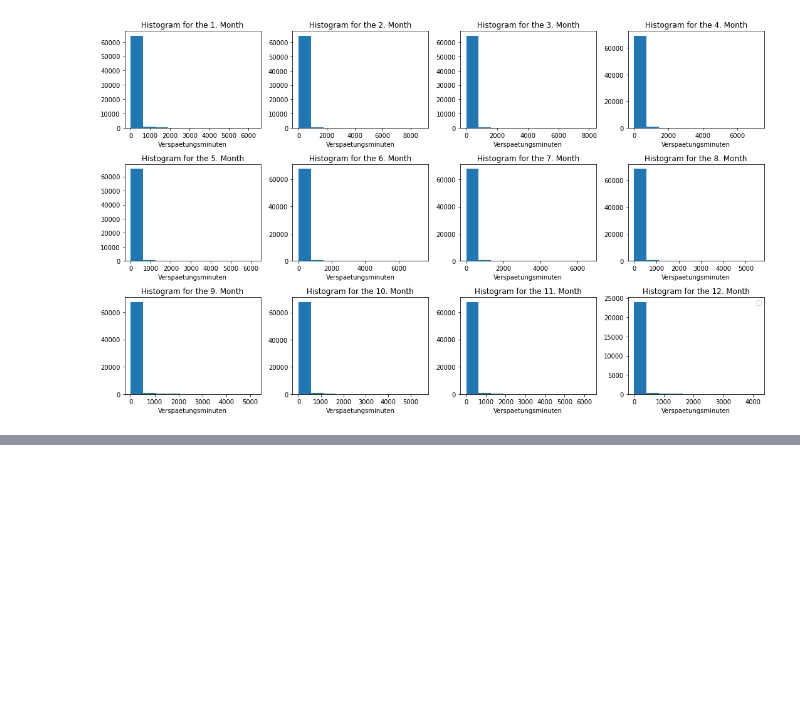
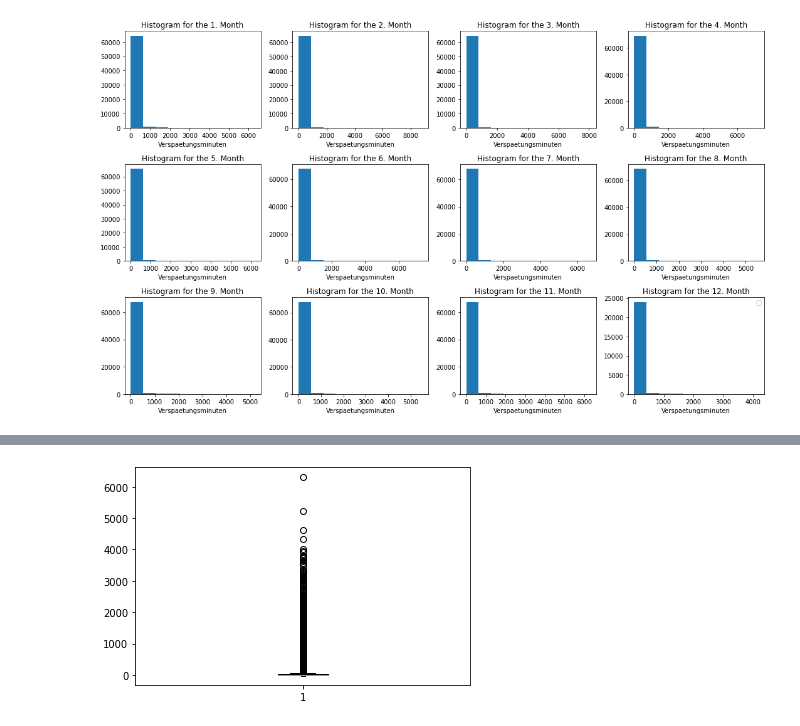
Before and after one commit to shamilnabiyev/open-data-analytics, a Jupyter notebook: data/data-processing.ipynb, the cells around one changed output, grey strips where cells are left out. Saved outputs shown, nothing was run; the diff lists cells and outputs as text; code cells hidden in the pictures; blank space fills up the shorter version.

```diff
--- a/data/data-processing.ipynb
+++ b/data/data-processing.ipynb
@@ -105,3 +109,6 @@ plt.show()
 # %% [output]
 No handles with labels found to put in legend.
 [figure]
+# %%
+df2 = pd.read_csv('db-cargo-delays-2016-deutschland.csv')
+df2.head()
@@ -107,0 +205,3 @@ No handles with labels found to put in legend.
+# %%
+grouped = df2[['PROD_DATUM', 'Zugfahrten', 'Verspaetungsminuten', 'month']].groupby(['month'])
+grouped.groups.keys()
@@ -107,0 +225,5 @@ No handles with labels found to put in legend.
+# %%
+plt.boxplot(grouped.get_group(1)['Verspaetungsminuten'])
+plt.show()
+# %% [output]
+[figure, added]
```
Also changed, not shown: parts of 10 cells of this notebook.
